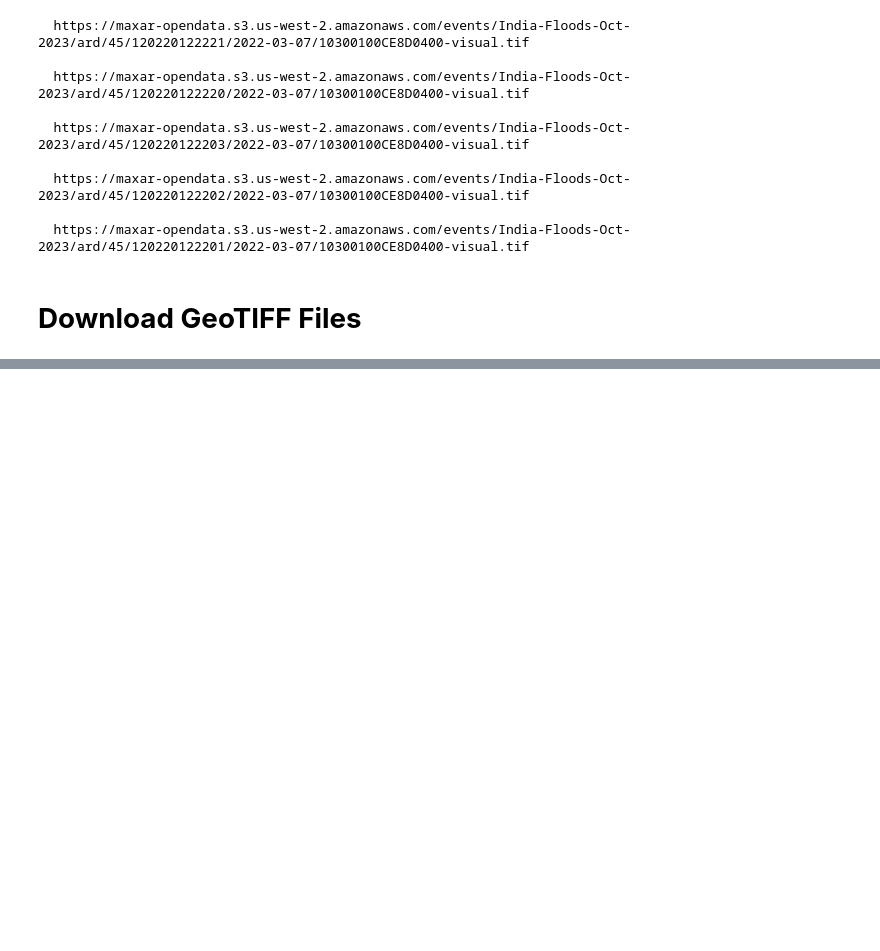
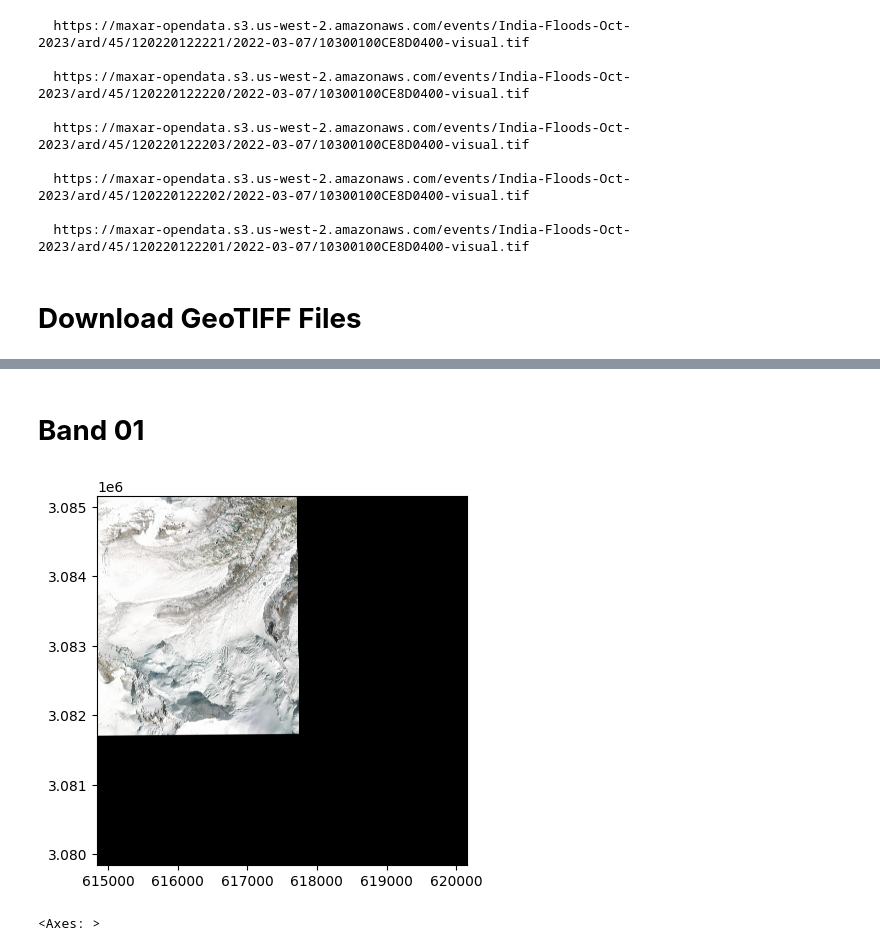
Before and after one commit to akshayyewle/Geospatial, a Jupyter notebook: 08 Maxar Remote Sensing Data Source/Python Notebook.ipynb, the cells around one changed output, grey strips where cells are left out. Drawn from its saved outputs; the diff is of its cells as text; code cells hidden in the pictures; blank space fills up the shorter version.

```diff
--- a/08 Maxar Remote Sensing Data Source/Python Notebook.ipynb
+++ b/08 Maxar Remote Sensing Data Source/Python Notebook.ipynb
@@ -115,0 +147,7 @@ NameError: name 'clear_output' is not defined
+# %% [markdown]
+# **Band 01**
+# %%
+show(File_00)
+# %% [output]
+[figure, added]
+<Axes: >
```
Also changed, not shown: parts of 9 cells of this notebook, 2 other files.
